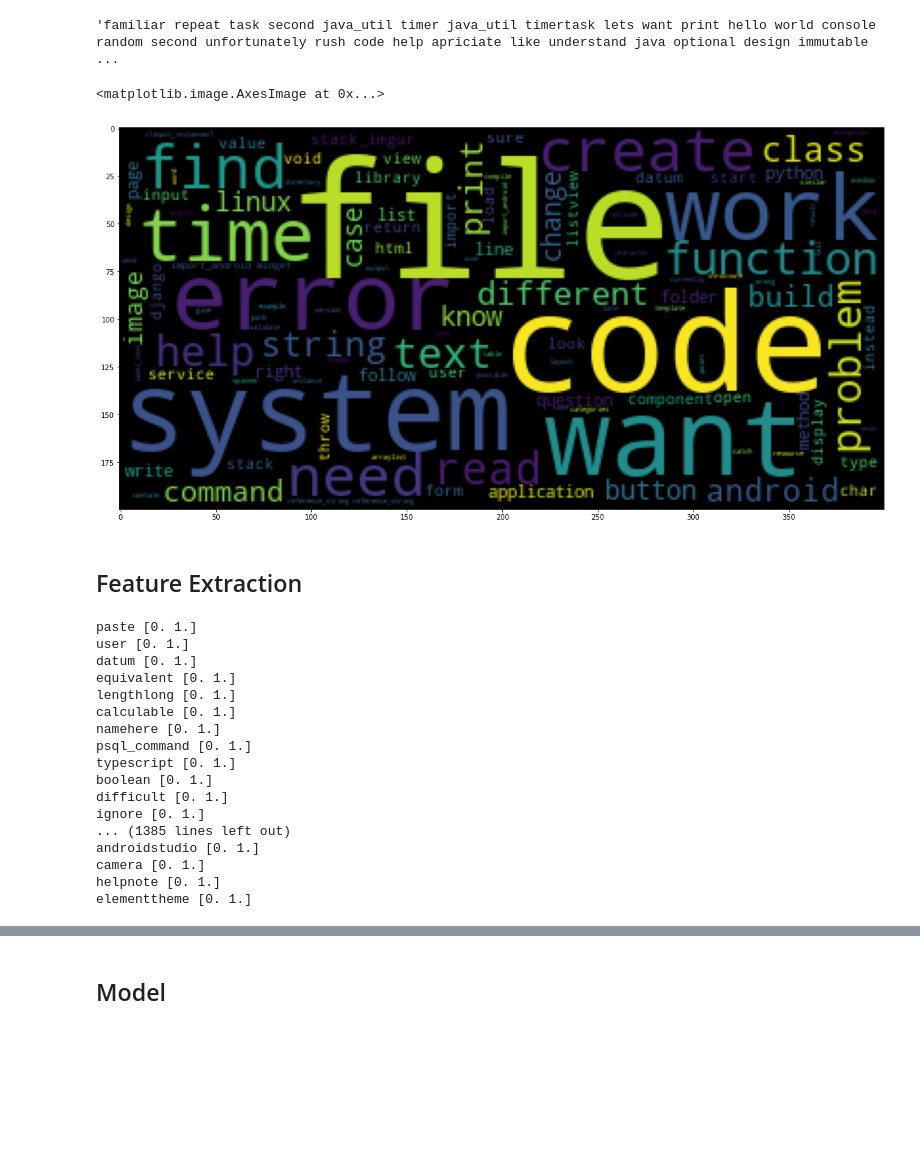
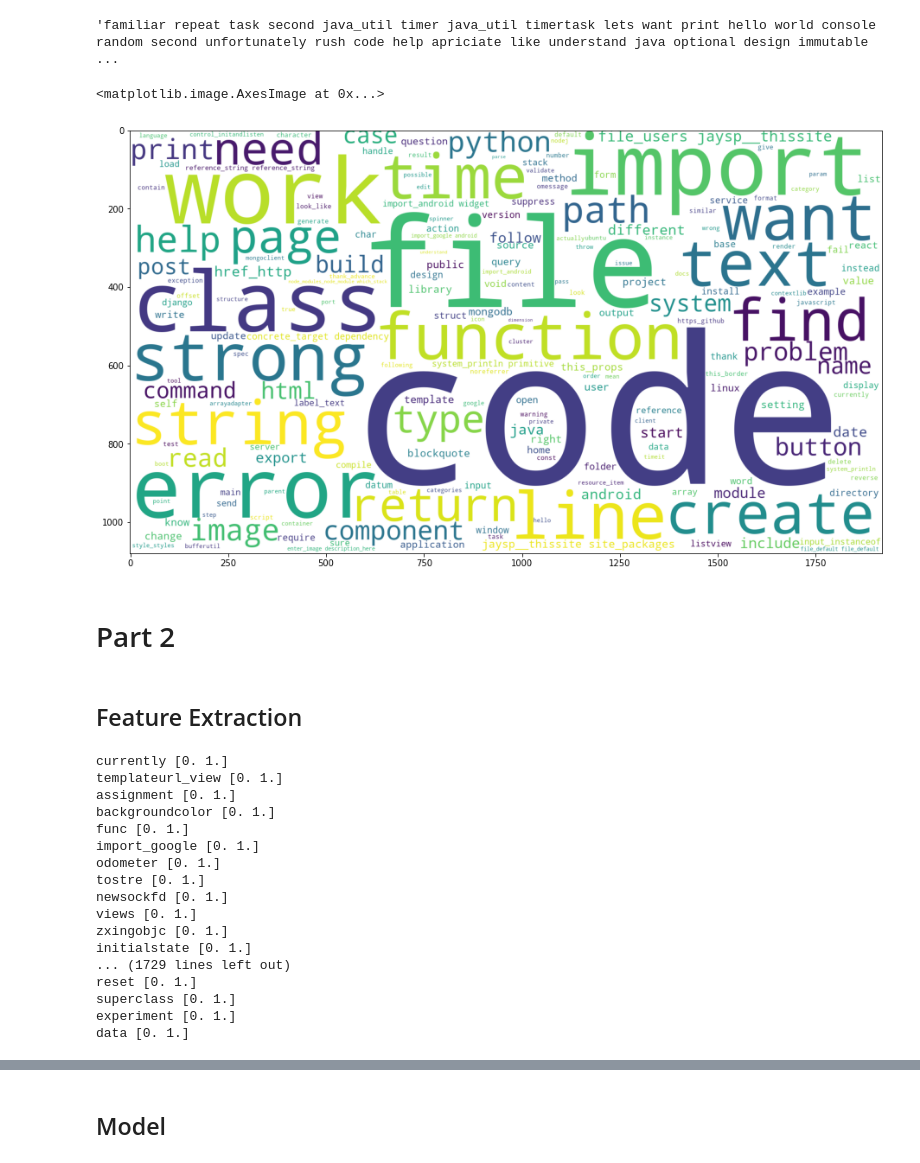
Before and after one commit to DouglasKosvoski/ML_OPT_final, a Jupyter notebook: Part2_Model.ipynb, the cells around one changed output, grey strips where cells are left out. Cells and saved outputs as stored; diff of their text form; code cells hidden in the pictures; blank space fills up the shorter version.

```diff
--- a/Part2_Model.ipynb
+++ b/Part2_Model.ipynb
@@ -135,7 +137,10 @@ def remove_tags(docs):
 # %%
 docs_without_tags = remove_tags(docs)
 # %%
-for i, t in enumerate(zip(docs_without_tags[:10])):
+for i, t in enumerate(zip(docs_without_tags)):
+  if 'character' in t:
+    print(t)
+    break
   print(i, t)
 # %% [output]
 0 ('Im already familiar with repeating tasks every n seconds by using Java.util.Timer and Java.util.TimerTask. But lets say I want to print Hello World to the console every random seconds from 15. Unf ...
@@ -161,7 +173,7 @@ def lematize(docs):
     print('\r\r\r\r\r\r\r\r', end='')
   return dlemma
 # %%
-dlemma = lematize(docs_without_tags)
+dlemma = lematize(docs)
 # %%
 for i in dlemma[:10]:
   print(i)
@@ -182,5 +201,8 @@ case have form form form 2.form have buttons form have textbox button click even
 min_length = 4
 dtoken = [gensim.utils.simple_preprocess(d, deacc=True, min_len=min_length) for d in dlemma]
 # %%
-for i in dtoken[:10]:
-  print(i)
+for i in dtoken:
+  if 'character' in i and 'offset' in i:
+    print(i)
+
+  # print(i)
@@ -330,13 +271,15 @@ output
 # %%
 import wordcloud as wc
 import matplotlib.pyplot as plt
 
-mycloud = wc.WordCloud().generate(output)
-plt.figure(figsize=(20,10))
+mycloud = wc.WordCloud(prefer_horizontal=1, width=1920, height=1080, min_font_size=6, background_color='white').generate(output)
+plt.figure(figsize=(16,9))
 plt.imshow(mycloud)
 # %% [output]
 <matplotlib.image.AxesImage at 0x...>
-[figure, old version]
+[figure, new version]
+# %% [markdown]
+# Part 2
 # %% [markdown]
 ## Feature Extraction
 # %%
@@ -364,20 +307,20 @@ df = pd.DataFrame(denseList, columns=set(features))
 for feature in df.columns:
   print(feature, df[feature].unique())
 # %% [output]
-paste [0. 1.]
-user [0. 1.]
-datum [0. 1.]
-equivalent [0. 1.]
-lengthlong [0. 1.]
-calculable [0. 1.]
-namehere [0. 1.]
-psql_command [0. 1.]
-typescript [0. 1.]
-boolean [0. 1.]
-difficult [0. 1.]
-ignore [0. 1.]
-... (1385 lines left out)
-androidstudio [0. 1.]
-camera [0. 1.]
-helpnote [0. 1.]
-elementtheme [0. 1.]
+currently [0. 1.]
+templateurl_view [0. 1.]
+assignment [0. 1.]
+backgroundcolor [0. 1.]
+func [0. 1.]
+import_google [0. 1.]
+odometer [0. 1.]
+tostre [0. 1.]
+newsockfd [0. 1.]
+views [0. 1.]
+zxingobjc [0. 1.]
+initialstate [0. 1.]
+... (1729 lines left out)
+reset [0. 1.]
+superclass [0. 1.]
+experiment [0. 1.]
+data [0. 1.]
```
Also changed, not shown: parts of 27 cells of this notebook, 1 other file.
